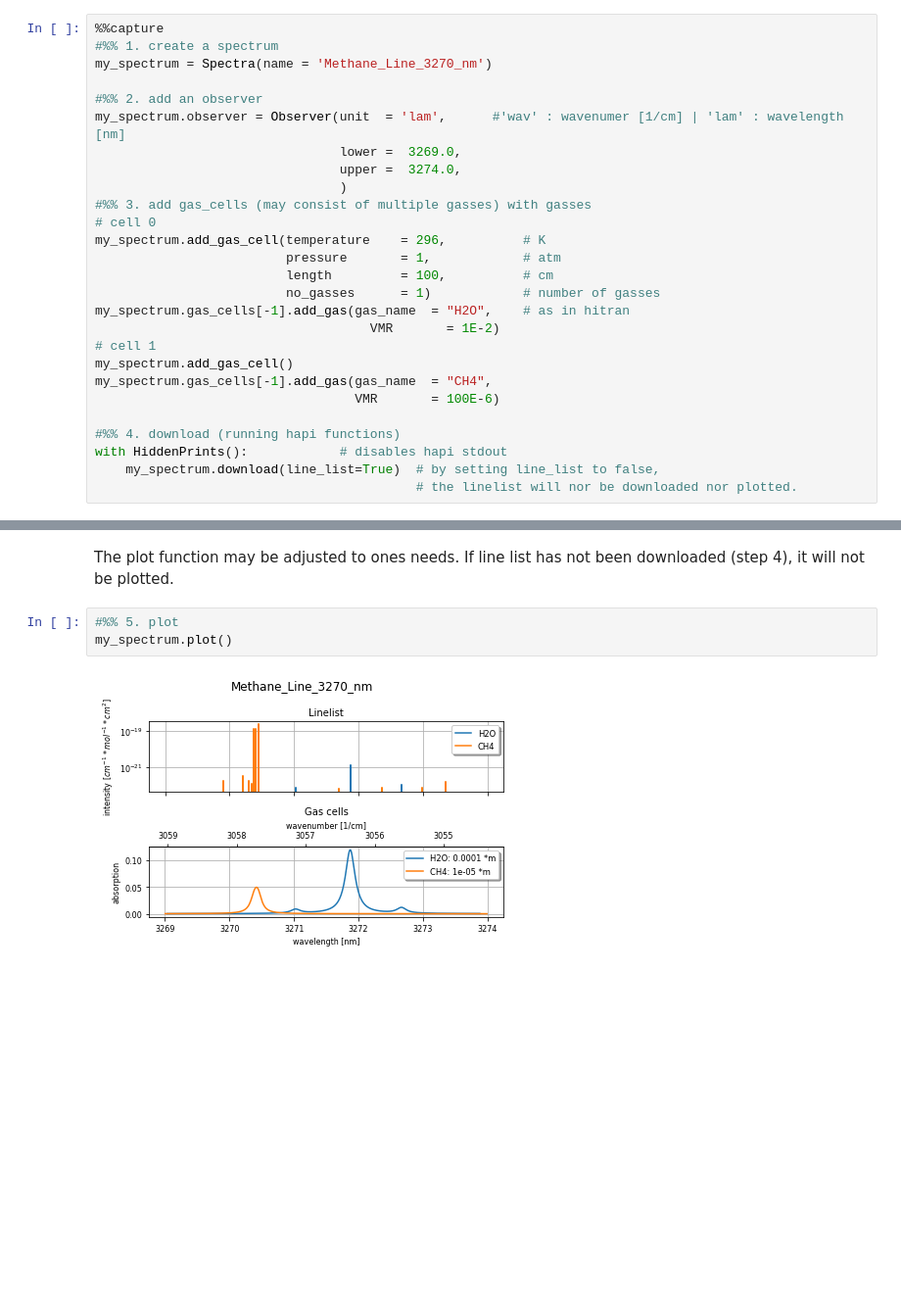
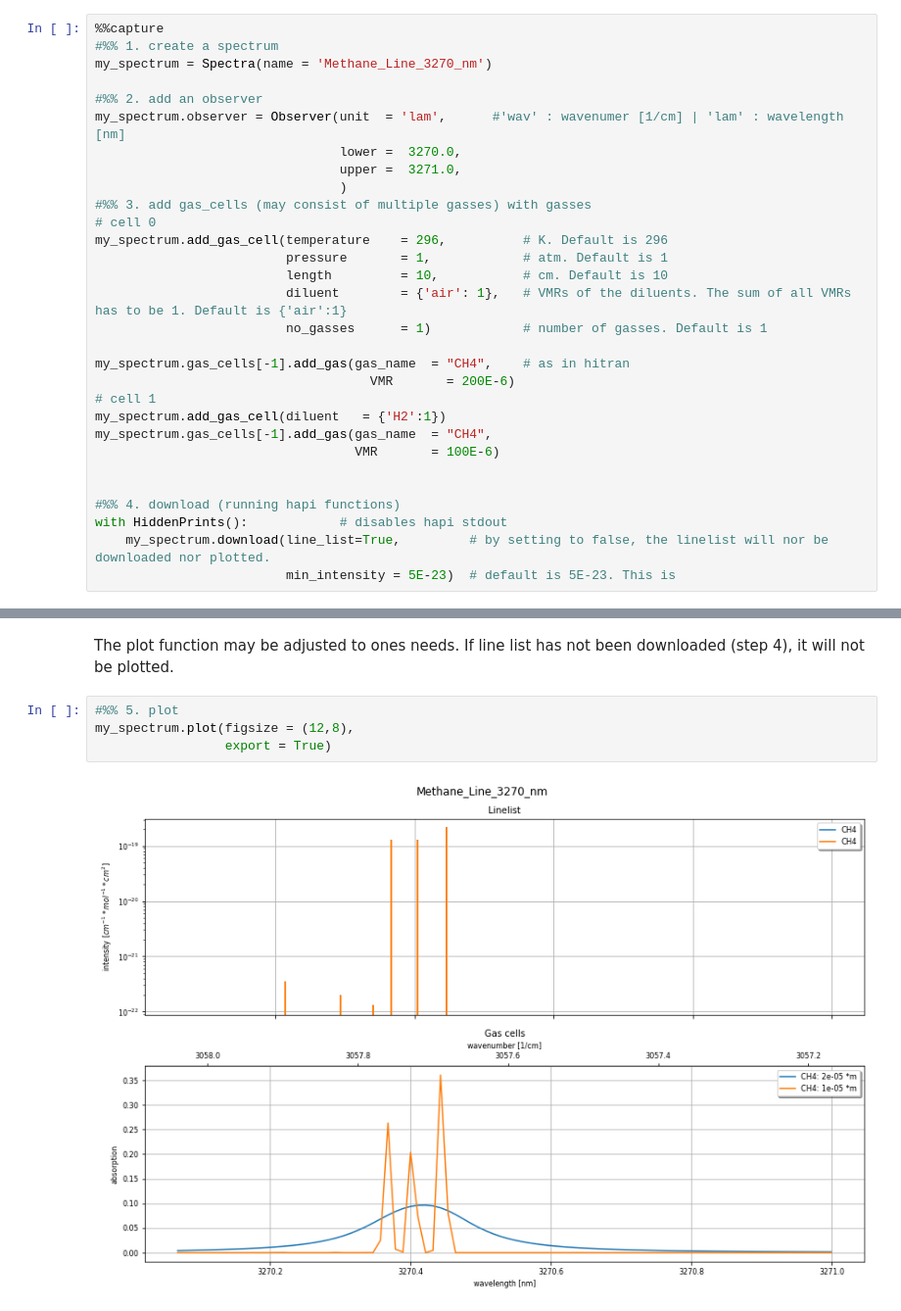
Before and after one commit to dermahax/spectracalc_hapi, a Jupyter notebook: main.ipynb, the cells around one changed output, grey strips where cells are left out. Shown at 98% size. Saved outputs shown, nothing was run; the diff lists cells and outputs as text; blank space fills up the shorter version.

```diff
--- a/main.ipynb
+++ b/main.ipynb
@@ -23,26 +32,29 @@ my_spectrum = Spectra(name = 'Methane_Line_3270_nm')
 
 #%% 2. add an observer
 my_spectrum.observer = Observer(unit  = 'lam',      #'wav' : wavenumer [1/cm] | 'lam' : wavelength [nm]
-                                lower =  3269.0,
-                                upper =  3274.0,
+                                lower =  3270.0,
+                                upper =  3271.0,
                                 )
 #%% 3. add gas_cells (may consist of multiple gasses) with gasses
 # cell 0
-my_spectrum.add_gas_cell(temperature    = 296,          # K
-                         pressure       = 1,            # atm
-                         length         = 100,          # cm
-                         no_gasses      = 1)            # number of gasses
-my_spectrum.gas_cells[-1].add_gas(gas_name  = "H2O",    # as in hitran
-                                    VMR       = 1E-2)
+my_spectrum.add_gas_cell(temperature    = 296,          # K. Default is 296
+                         pressure       = 1,            # atm. Default is 1
+                         length         = 10,           # cm. Default is 10
+                         diluent        = {'air': 1},   # VMRs of the diluents. The sum of all VMRs has to be 1. Default is {'air':1}
+                         no_gasses      = 1)            # number of gasses. Default is 1
+
+my_spectrum.gas_cells[-1].add_gas(gas_name  = "CH4",    # as in hitran
+                                    VMR       = 200E-6)
 # cell 1
-my_spectrum.add_gas_cell()
+my_spectrum.add_gas_cell(diluent   = {'H2':1})
 my_spectrum.gas_cells[-1].add_gas(gas_name  = "CH4",
                                   VMR       = 100E-6)
 
+
 #%% 4. download (running hapi functions)
 with HiddenPrints():            # disables hapi stdout
-    my_spectrum.download(line_list=True)  # by setting line_list to false,
-                                          # the linelist will nor be downloaded nor plotted.
+    my_spectrum.download(line_list=True,         # by setting to false, the linelist will nor be downloaded nor plotted.
+                         min_intensity = 5E-23)  # default is 5E-23. This is
 # %% [markdown]
 To double check that everything is as desired, you can print a summary of your setup.
 # %%
@@ -52,8 +76,9 @@ The plot function may be adjusted to ones needs.
 If line list has not been downloaded (step 4), it will not be plotted.
 # %%
 #%% 5. plot
-my_spectrum.plot()
+my_spectrum.plot(figsize = (12,8),
+                 export = True)
 # %% [output]
-[figure, old version]
+[figure, new version]
 # %%
 #%% 6. export
```
Also changed, not shown: parts of 3 cells of this notebook, 8 other files.
